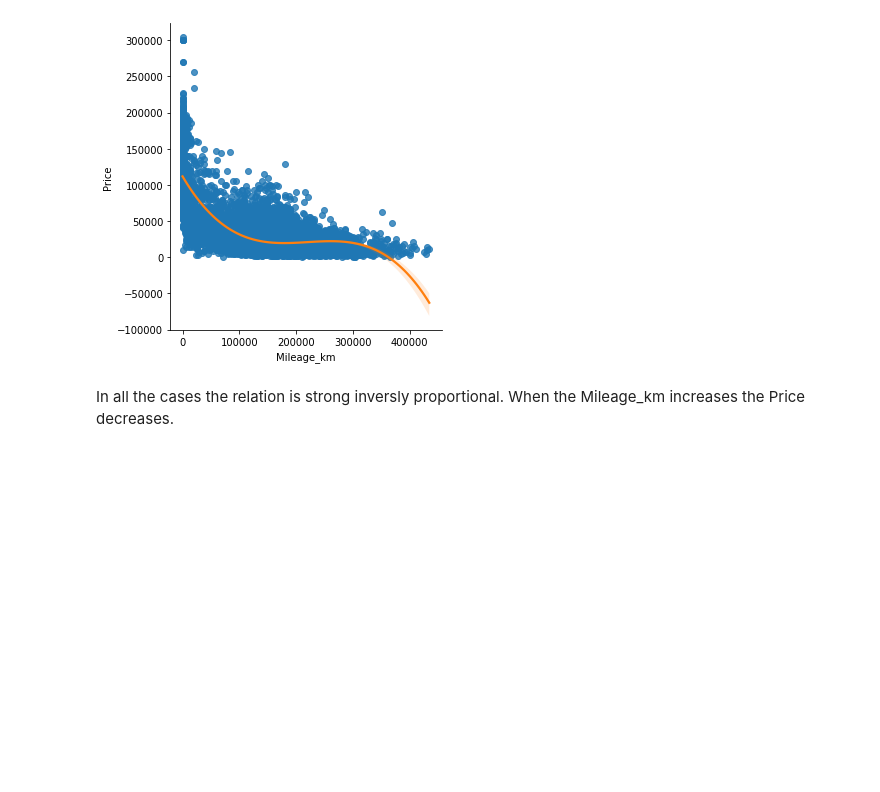
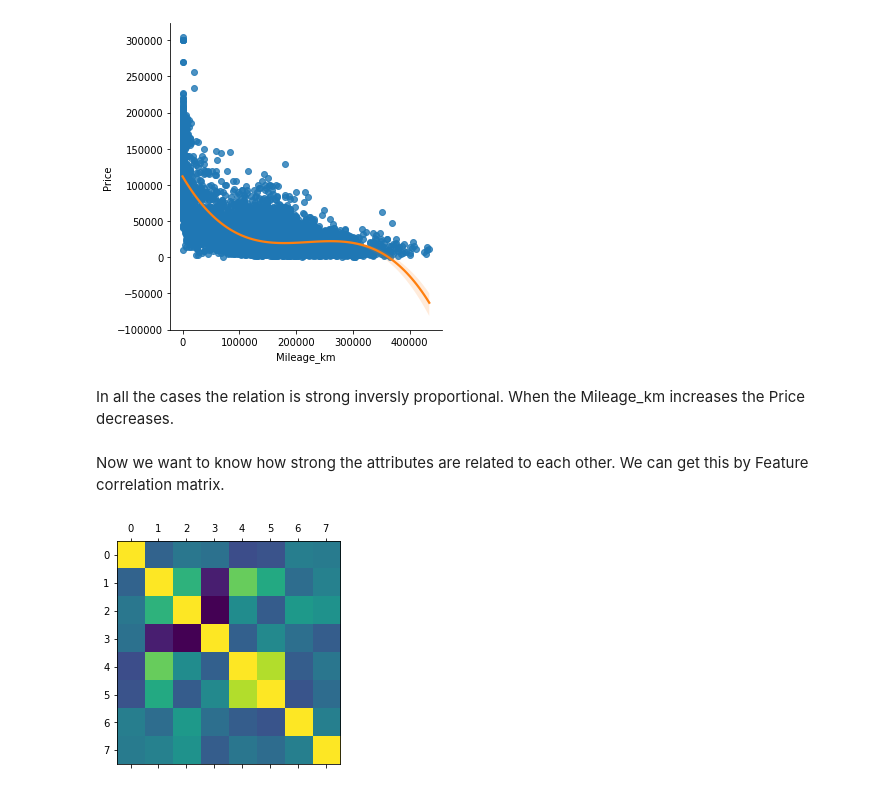
Before and after one commit to ssary/poland-cars-sales-EDA, a Jupyter notebook: Assignment1.ipynb, the cells around one changed output. Saved outputs shown, nothing was run; the diff lists cells and outputs as text; code cells hidden in the pictures; blank space fills up the shorter version.

Commit message:
correlation between variables

```diff
--- a/Assignment1.ipynb
+++ b/Assignment1.ipynb
@@ -455,3 +455,10 @@ for brand in brandsArray:
 # %% [markdown]
 In all the cases the relation is strong inversly proportional.
 When the Mileage_km increases the Price decreases.
+# %% [markdown]
+Now we want to know how strong the attributes are related to each other. We can get this by Feature correlation matrix.
+# %%
+plt.matshow(droped_df.corr())
+plt.show()
+# %% [output]
+[figure, added]
```
Also changed, not shown: parts of 6 cells of this notebook.
